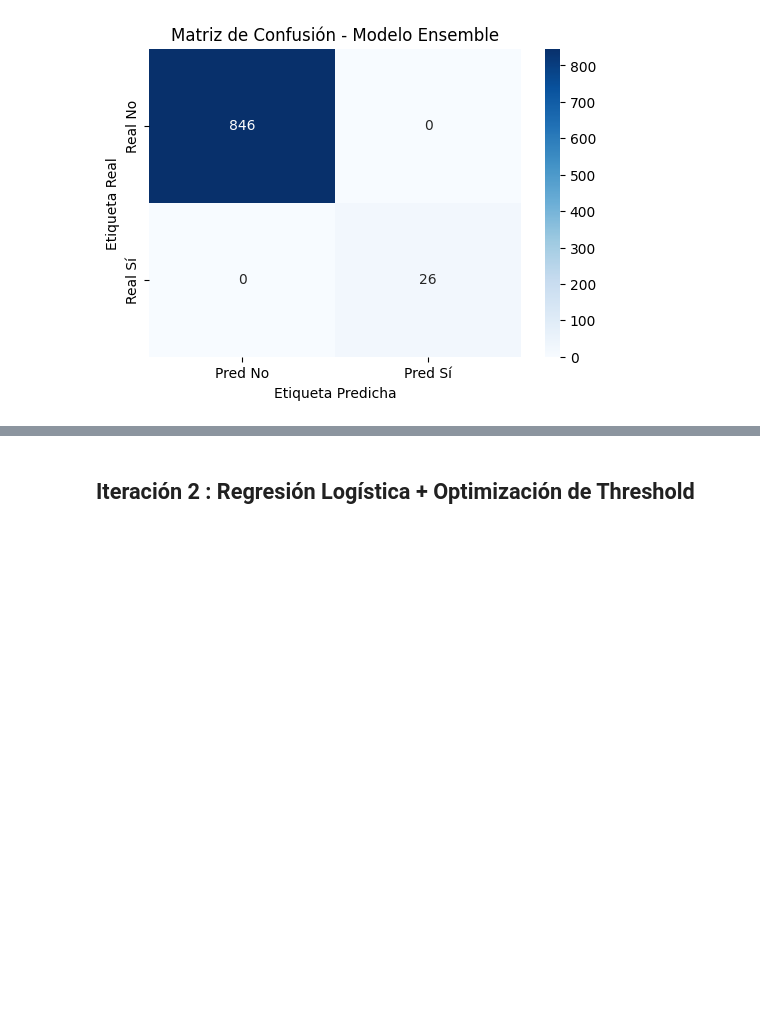
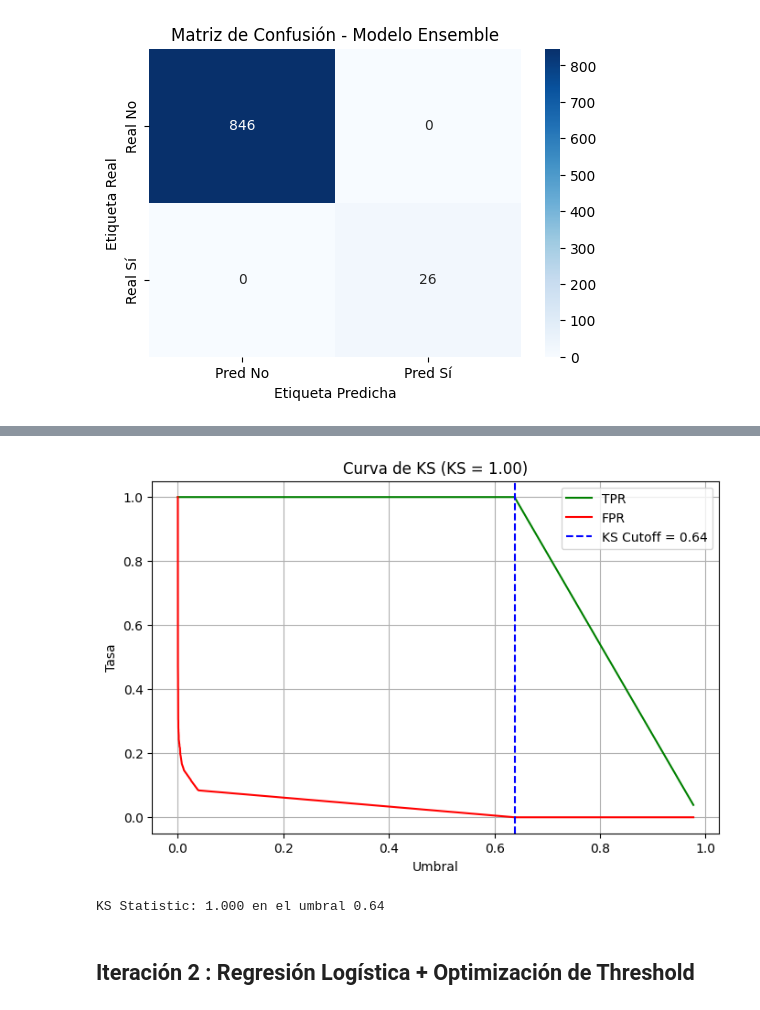
Before and after one commit to angosoto/Proyecto-Final-Data-Science-, a Jupyter notebook: ModelodeClasificacion.ipynb, the cells around one changed output, grey strips where cells are left out. Drawn from its saved outputs; the diff is of its cells as text; code cells hidden in the pictures; blank space fills up the shorter version.

```diff
--- a/ModelodeClasificacion.ipynb
+++ b/ModelodeClasificacion.ipynb
@@ -538,3 +606,28 @@ plt.show()
+# %%
+
+fpr, tpr, thresholds_roc = roc_curve(y_test, y_pred_proba)
+
+
+ks_stat = max(tpr - fpr)
+ks_threshold_index = np.argmax(tpr - fpr)
+ks_cutoff = thresholds_roc[ks_threshold_index]
+
+
+plt.figure(figsize=(8, 5))
+plt.plot(thresholds_roc, tpr, label="TPR", color="green")
+plt.plot(thresholds_roc, fpr, label="FPR", color="red")
+plt.axvline(ks_cutoff, color='blue', linestyle='--', label=f'KS Cutoff = {ks_cutoff:.2f}')
+plt.title(f"Curva de KS (KS = {ks_stat:.2f})")
+plt.xlabel("Umbral")
+plt.ylabel("Tasa")
+plt.legend()
+plt.grid()
+plt.show()
+
+print(f"KS Statistic: {ks_stat:.3f} en el umbral {ks_cutoff:.2f}")
+# %% [output]
+[figure, added]
+KS Statistic: 1.000 en el umbral 0.64
 # %% [markdown]
 ## Iteración 2 : Regresión Logística + Optimización de Threshold
 # %%
```
Also changed, not shown: parts of 5 cells of this notebook.
